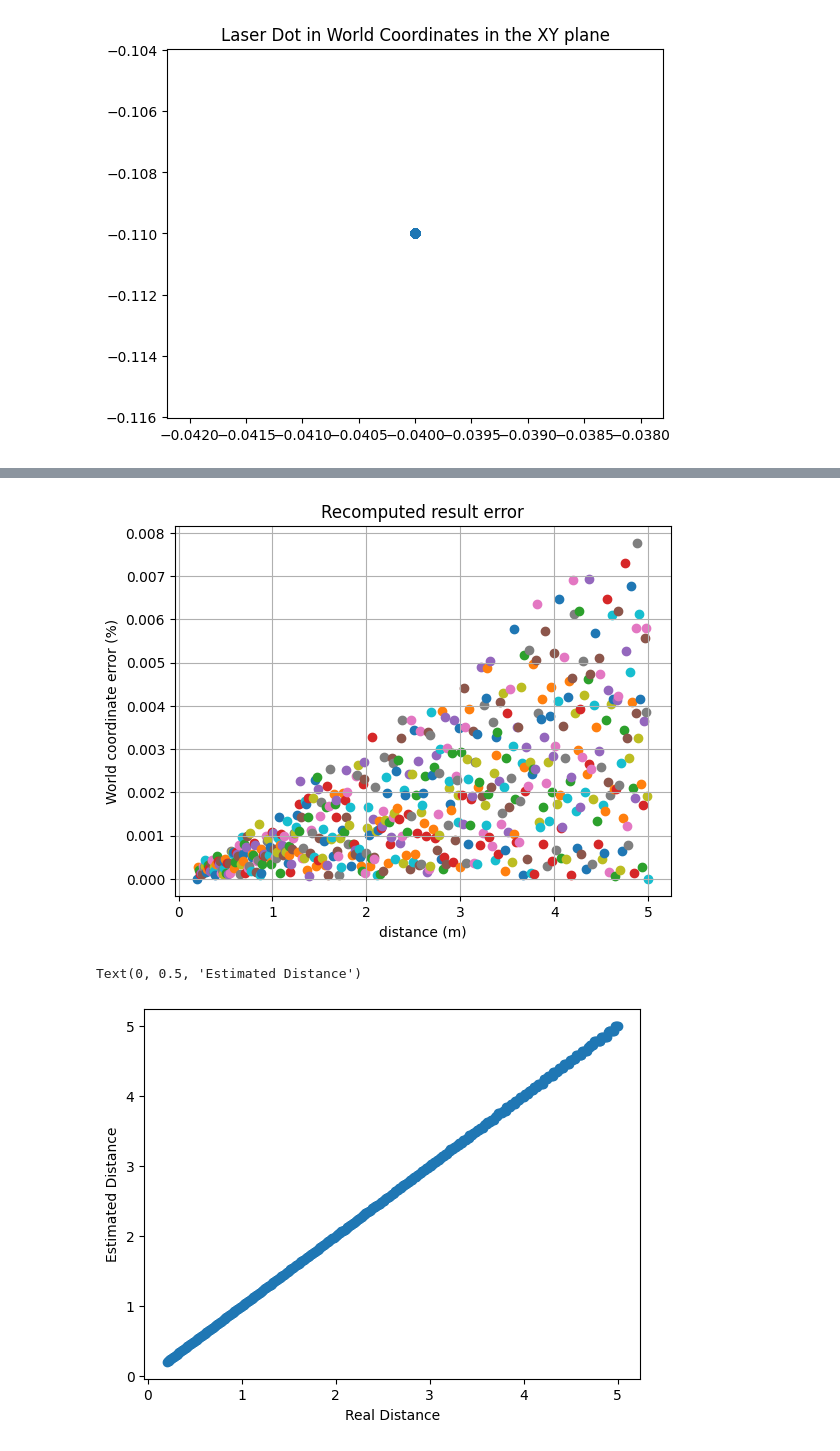
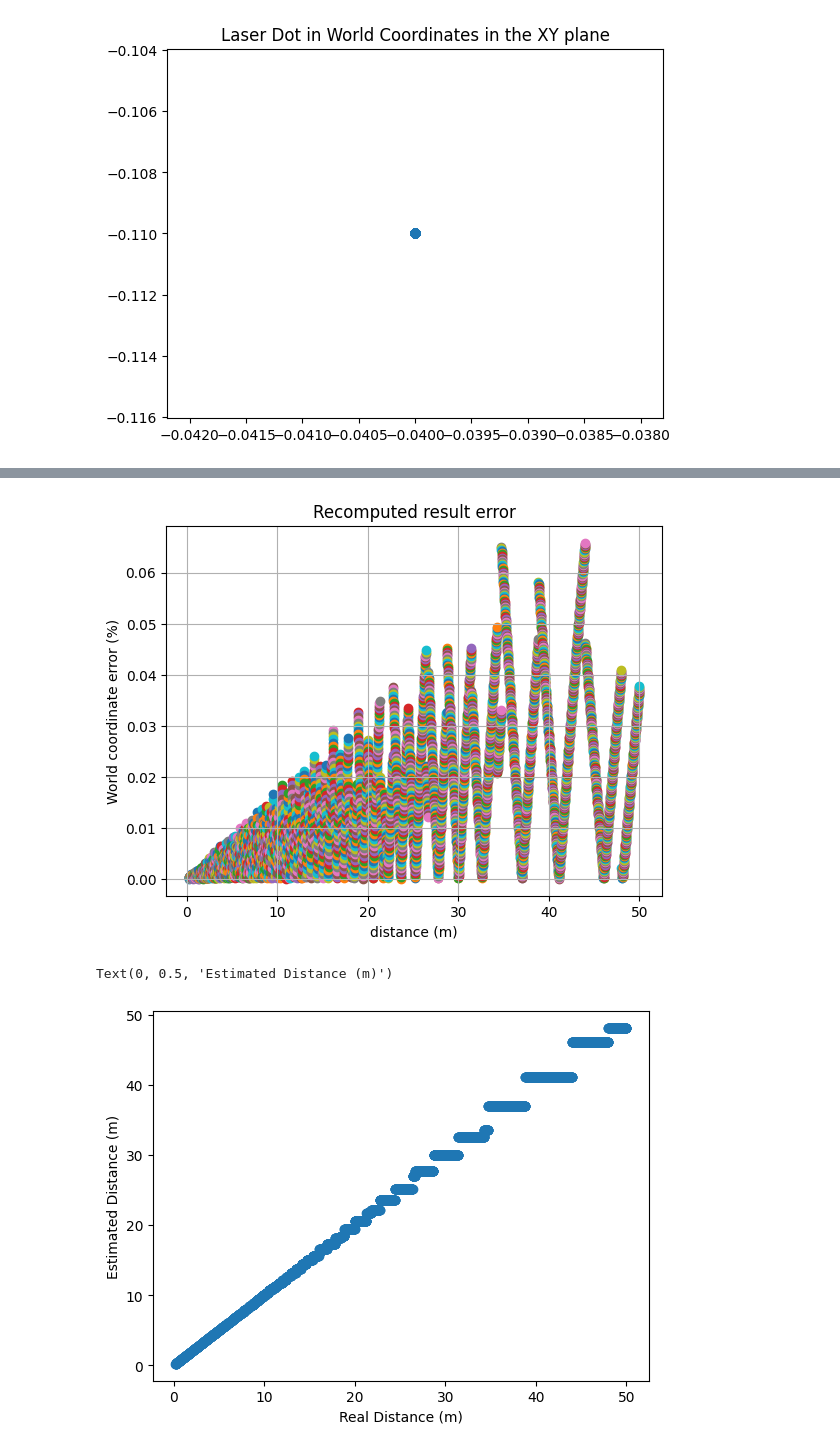
Before and after one commit to UCSD-E4E/fishsense-docs, a Jupyter notebook: laser_parallax/laser_test.ipynb, the cells around one changed output, grey strips where cells are left out. Drawn from its saved outputs; the diff is of its cells as text; code cells hidden in the pictures.

```diff
--- a/laser_parallax/laser_test.ipynb
+++ b/laser_parallax/laser_test.ipynb
@@ -3,7 +3,7 @@ from laser_parallax import compute_world_point
 import numpy as np
 import matplotlib.pyplot as plt
 # %%
-distances = np.linspace(0.2, 5, 500)
+distances = np.linspace(0.2, 50, 5000)
 # %%
 sensor_size_px = np.array([4000, 3000])
 pixel_pitch_mm = 0.0015
@@ -65,7 +65,7 @@ plt.xlabel('distance (m)')
 plt.ylabel('World coordinate error (%)')
 plt.grid()
 # %% [output]
-[figure, old version]
+[figure, new version]
 # %%
 # fig = plt.figure()
 # ax = fig.add_subplot(projection='3d')
@@ -73,11 +73,11 @@ plt.grid()
 # ax.scatter(laser_dots[:,0], laser_dots[:,1], laser_dots[:,2])
 # %%
 plt.scatter(distances, world_coordinates[:,2])
-plt.xlabel("Real Distance")
-plt.ylabel('Estimated Distance')
+plt.xlabel("Real Distance (m)")
+plt.ylabel('Estimated Distance (m)')
 # %% [output]
-Text(0, 0.5, 'Estimated Distance')
+Text(0, 0.5, 'Estimated Distance (m)')
-[figure, old version]
+[figure, new version]
 # %%
 fig = plt.figure()
 ax = fig.add_subplot(projection='3d')
```
Also changed, not shown: parts of 2 cells of this notebook, 1 other file.
